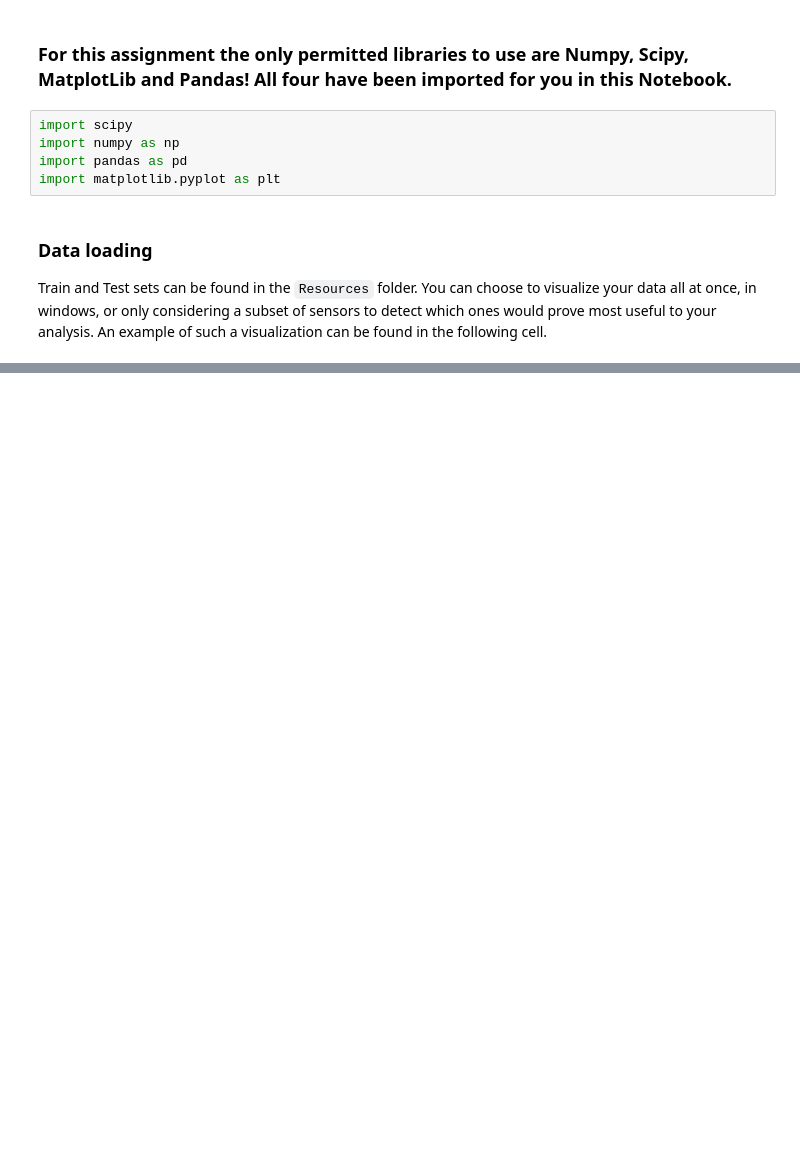
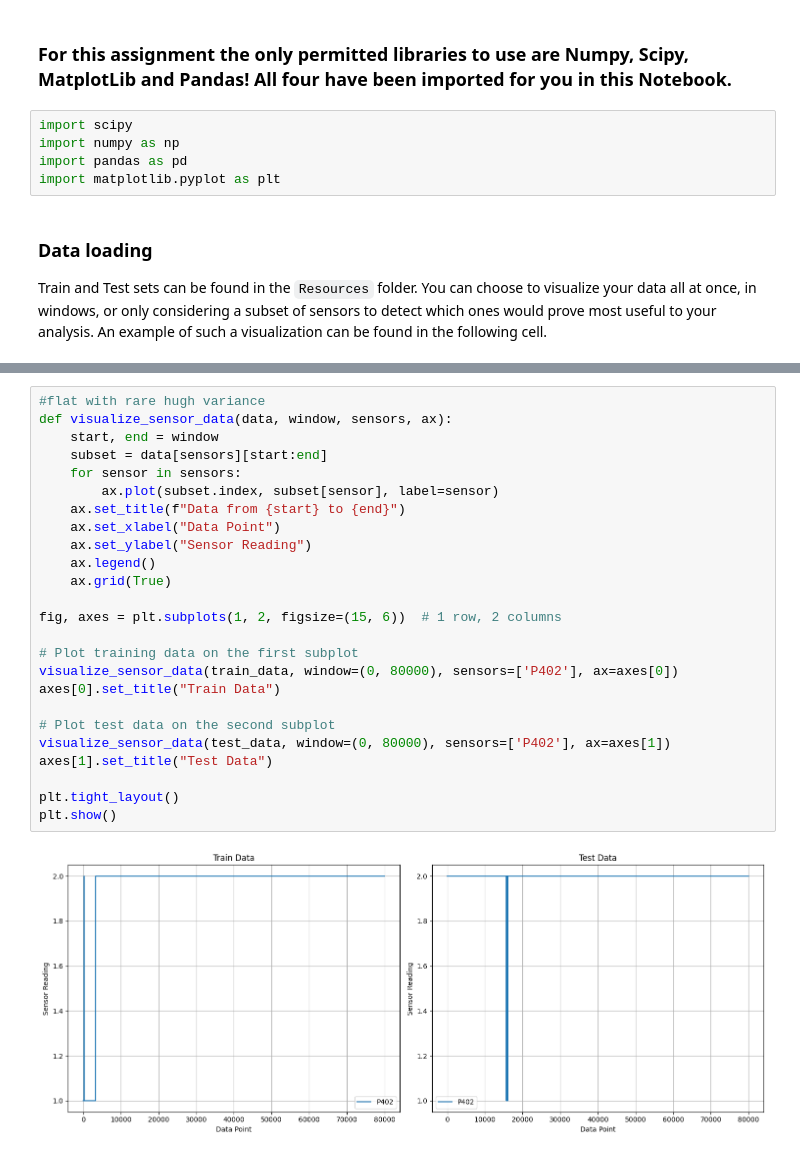
Before and after one commit to Coudenho/dm-lab, a Jupyter notebook: Anomaly Detection.ipynb, the cells around one changed output, grey strips where cells are left out. Drawn from its saved outputs; the diff is of its cells as text; blank space fills up the shorter version.

```diff
--- a/Anomaly Detection.ipynb
+++ b/Anomaly Detection.ipynb
@@ -50,0 +150,27 @@ visualize_sensor_data(train_data)
+# %%
+#flat with rare hugh variance
+def visualize_sensor_data(data, window, sensors, ax):
+    start, end = window
+    subset = data[sensors][start:end]
+    for sensor in sensors:
+        ax.plot(subset.index, subset[sensor], label=sensor)
+    ax.set_title(f"Data from {start} to {end}")
+    ax.set_xlabel("Data Point")
+    ax.set_ylabel("Sensor Reading")
+    ax.legend()
+    ax.grid(True)
+
+fig, axes = plt.subplots(1, 2, figsize=(15, 6))  # 1 row, 2 columns
+
+# Plot training data on the first subplot
+visualize_sensor_data(train_data, window=(0, 80000), sensors=['P402'], ax=axes[0])
+axes[0].set_title("Train Data")
+
+# Plot test data on the second subplot
+visualize_sensor_data(test_data, window=(0, 80000), sensors=['P402'], ax=axes[1])
+axes[1].set_title("Test Data")
+
+plt.tight_layout()
+plt.show()
+# %% [output]
+[figure, added]
```
Also changed, not shown: parts of 23 cells of this notebook.
